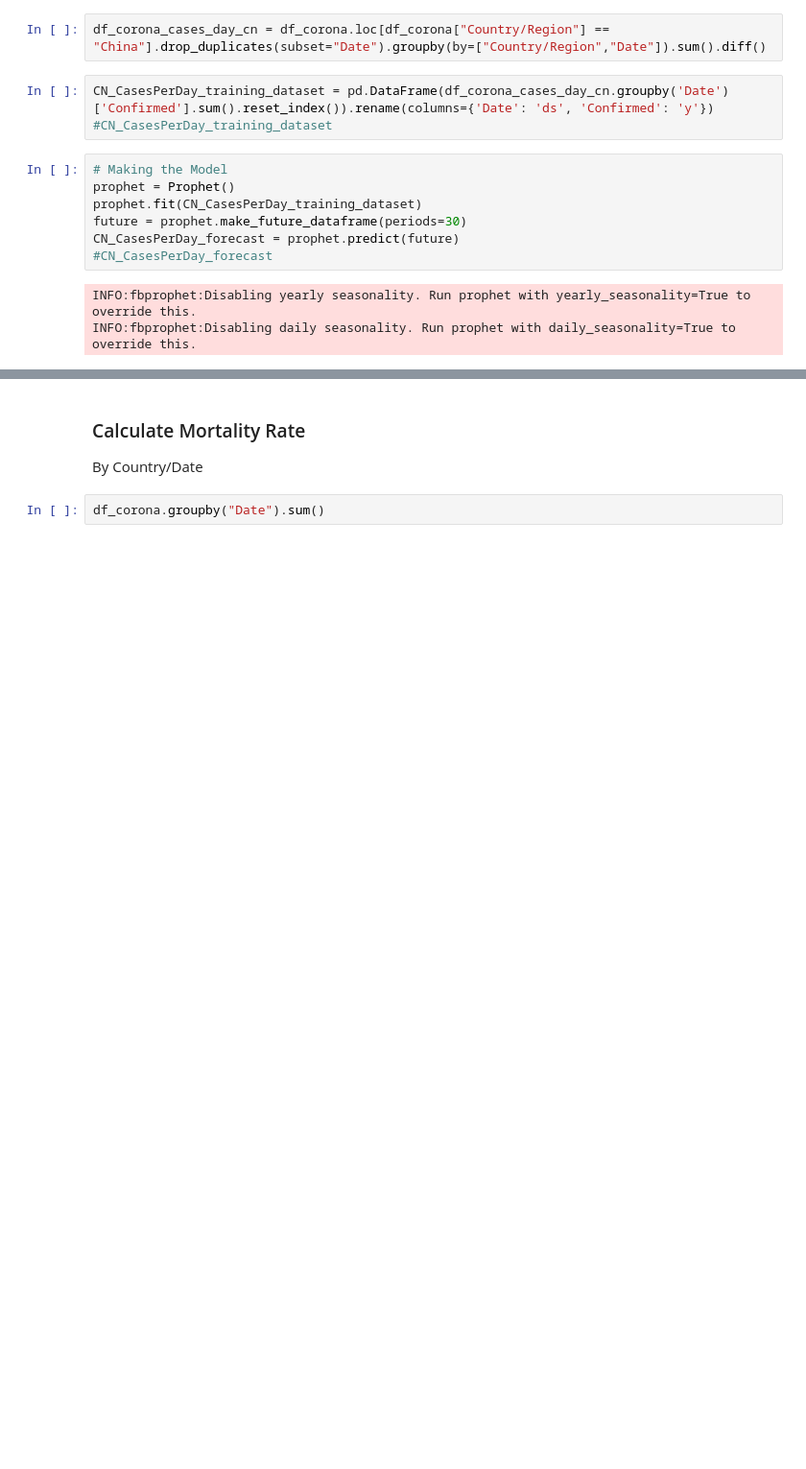
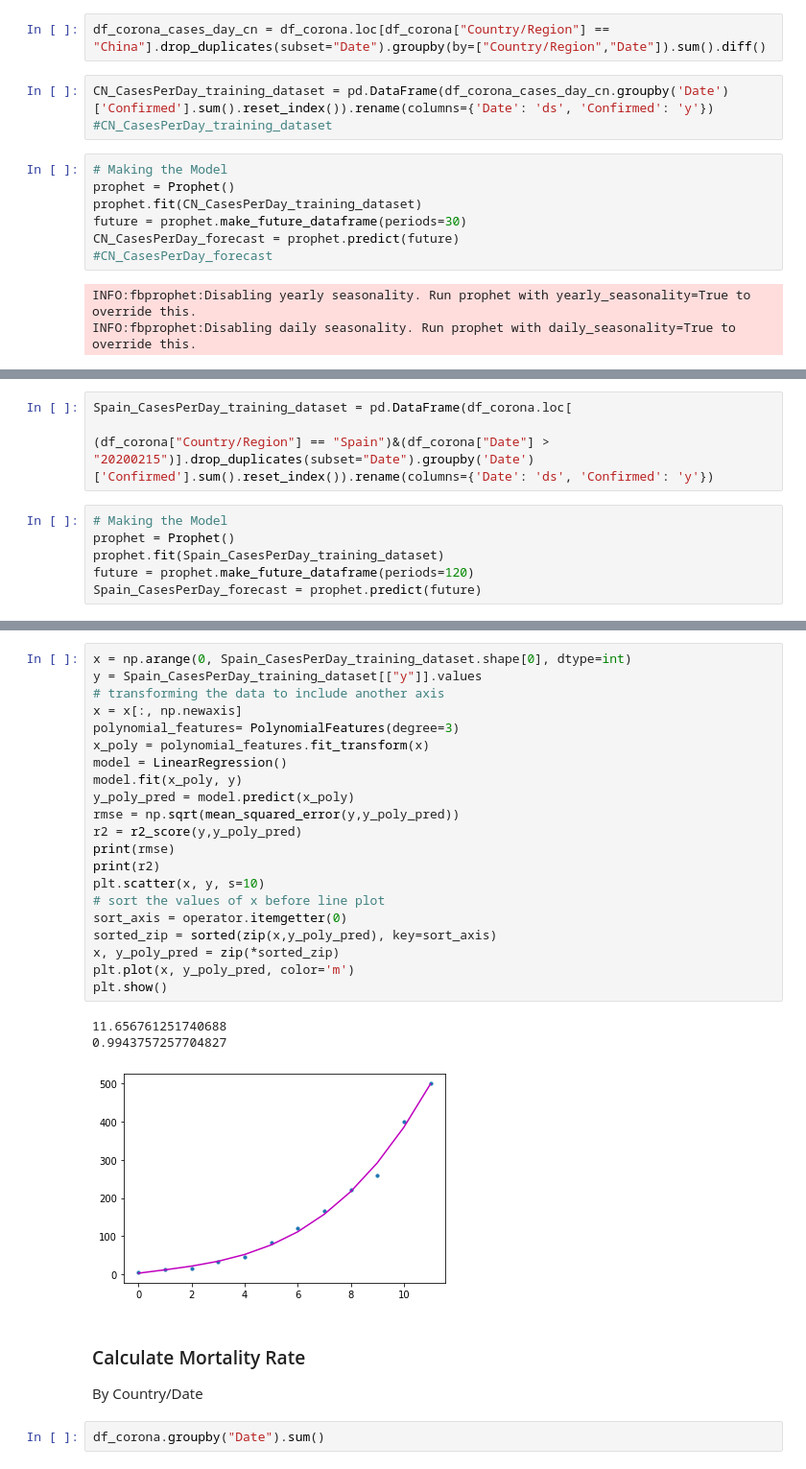
Before and after one commit to bghaendler/BJBS-AI-Lab, a Jupyter notebook: BJBS_AI_Lab_Session_02_CoronaVirus_Conv2019.ipynb, the cells around one changed output, grey strips where cells are left out. Shown at 96% size. Saved outputs shown, nothing was run; the diff lists cells and outputs as text; blank space fills up the shorter version.

```diff
--- a/BJBS_AI_Lab_Session_02_CoronaVirus_Conv2019.ipynb
+++ b/BJBS_AI_Lab_Session_02_CoronaVirus_Conv2019.ipynb
@@ -619,0 +634,9 @@ plt.show()
+# %%
+Spain_CasesPerDay_training_dataset = pd.DataFrame(df_corona.loc[
+                                                                (df_corona["Country/Region"] == "Spain")&(df_corona["Date"] > "20200215")].drop_duplicates(subset="Date").groupby('Date')['Confirmed'].sum().reset_index()).rename(columns={'Date': 'ds', 'Confirmed': 'y'})
+# %%
+# Making the Model
+prophet = Prophet()
+prophet.fit(Spain_CasesPerDay_training_dataset)
+future = prophet.make_future_dataframe(periods=120)
+Spain_CasesPerDay_forecast = prophet.predict(future)
@@ -620,3 +662,28 @@ plt.show()
+# %%
+x = np.arange(0, Spain_CasesPerDay_training_dataset.shape[0], dtype=int)
+y = Spain_CasesPerDay_training_dataset[["y"]].values
+# transforming the data to include another axis
+x = x[:, np.newaxis]
+polynomial_features= PolynomialFeatures(degree=3)
+x_poly = polynomial_features.fit_transform(x)
+model = LinearRegression()
+model.fit(x_poly, y)
+y_poly_pred = model.predict(x_poly)
+rmse = np.sqrt(mean_squared_error(y,y_poly_pred))
+r2 = r2_score(y,y_poly_pred)
+print(rmse)
+print(r2)
+plt.scatter(x, y, s=10)
+# sort the values of x before line plot
+sort_axis = operator.itemgetter(0)
+sorted_zip = sorted(zip(x,y_poly_pred), key=sort_axis)
+x, y_poly_pred = zip(*sorted_zip)
+plt.plot(x, y_poly_pred, color='m')
+plt.show()
+# %% [output]
+11.656761251740688
+0.9943757257704827
+[figure, added]
 # %% [markdown]
 ### Calculate Mortality Rate
 By Country/Date
```
Also changed, not shown: parts of 35 cells of this notebook.
